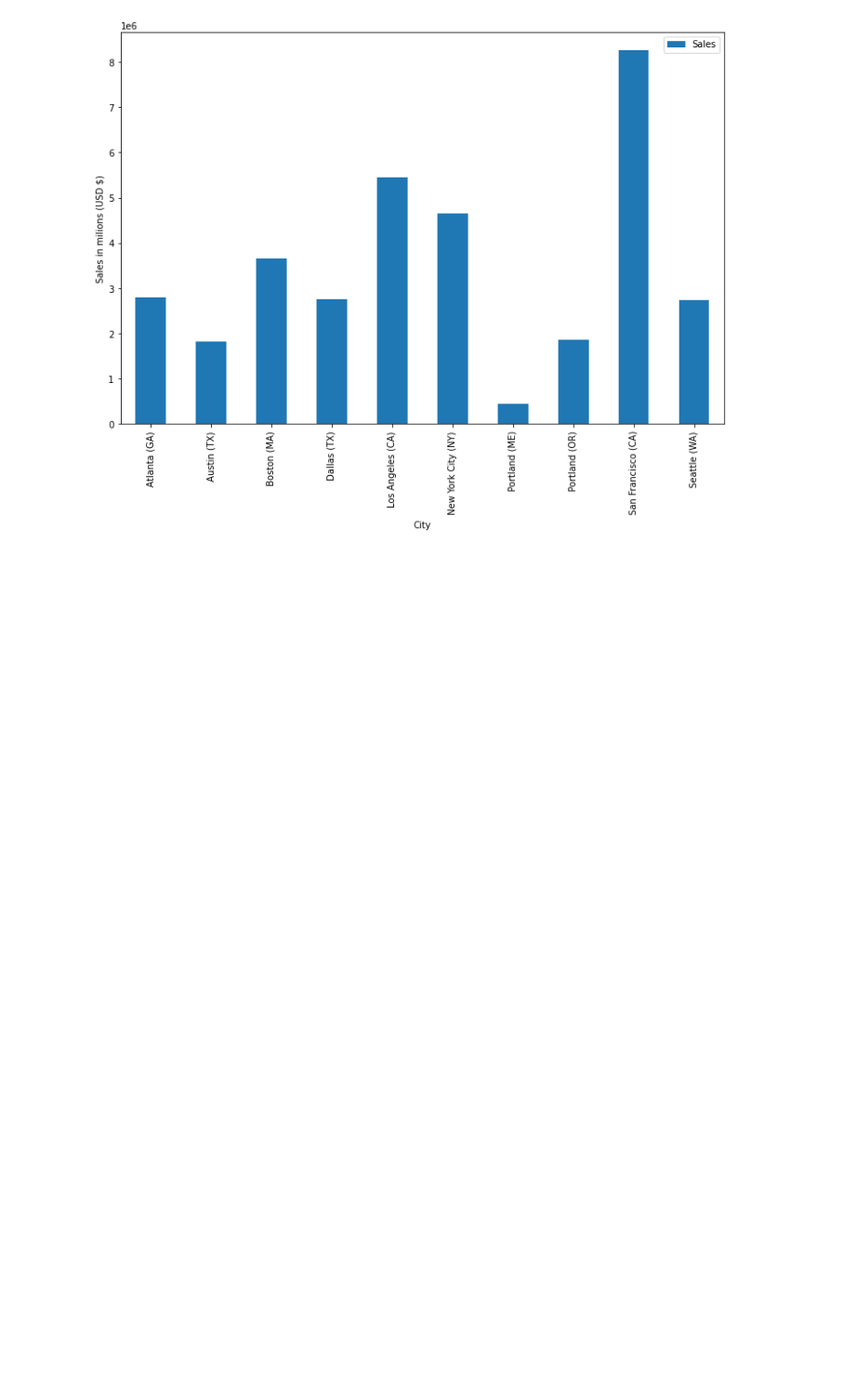
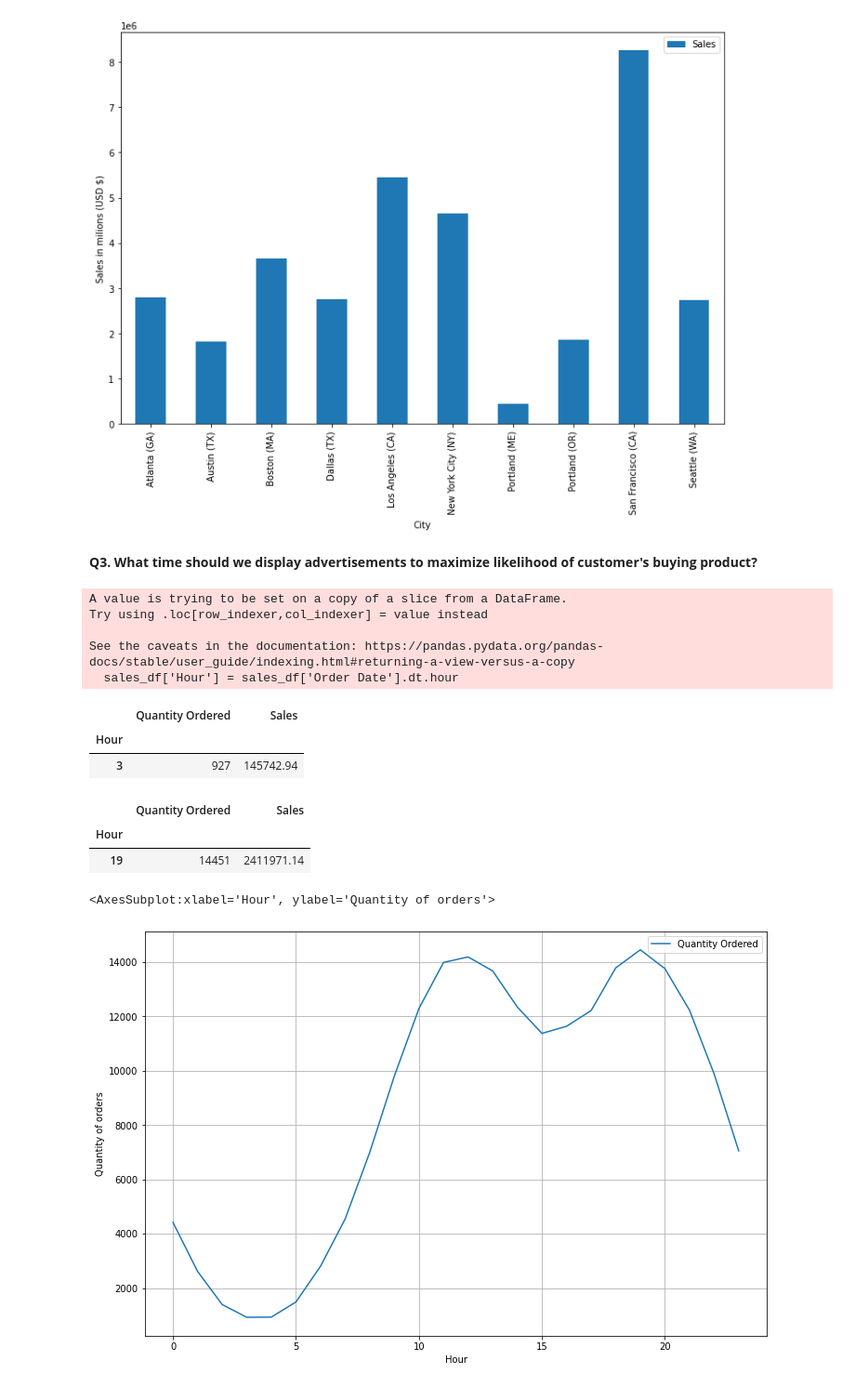
Before and after one commit to dwkula/pandas_train_sets, a Jupyter notebook: sales_df.ipynb, the cells around one changed output. Shown at 93% size. Drawn from its saved outputs; the diff is of its cells as text; code cells hidden in the pictures; blank space fills up the shorter version.

Commit message:
further tut q3, q4
harder questions to answer

```diff
--- a/sales_df.ipynb
+++ b/sales_df.ipynb
@@ -297,3 +298,34 @@ csales_summary.plot(kind='bar', y='Sales', figsize=(12, 8), ylabel='Sales in mil
 # %% [output]
 <AxesSubplot:xlabel='City', ylabel='Sales in milions (USD $)'>
 [figure]
+# %% [markdown]
+**Q3. What time should we display advertisements to maximize likelihood of customer's buying product?**
+# %%
+sales_df['Hour'] = sales_df['Order Date'].dt.hour # this way it is easy to answer our question, we can group by hour.
+# %% [output]
+A value is trying to be set on a copy of a slice from a DataFrame.
+Try using .loc[row_indexer,col_indexer] = value instead
+
+See the caveats in the documentation: https://pandas.pydata.org/pandas-docs/stable/user_guide/indexing.html#returning-a-view-versus-a-copy
+  sales_df['Hour'] = sales_df['Order Date'].dt.hour
+# %%
+by_hour = sales_df.groupby('Hour')
+# %%
+bsales_summary = by_hour[keys].sum()
+# %%
+bsales_summary.sort_values(by=keys, ascending=True).head(1) # worst hour
+# %% [output]
+|  | Quantity Ordered | Sales |
+| Hour |  |  |
+| 3 | 927 | 145742.94 |
+# %%
+bsales_summary.sort_values(by=keys, ascending=False).head(1) # best hour
+# %% [output]
+|  | Quantity Ordered | Sales |
+| Hour |  |  |
+| 19 | 14451 | 2411971.14 |
+# %%
+bsales_summary.plot(kind='line', y='Quantity Ordered', figsize=(12, 8), ylabel='Quantity of orders', grid=True)
+# %% [output]
+<AxesSubplot:xlabel='Hour', ylabel='Quantity of orders'>
+[figure, added]
```
Also changed, not shown: parts of 15 cells of this notebook.
